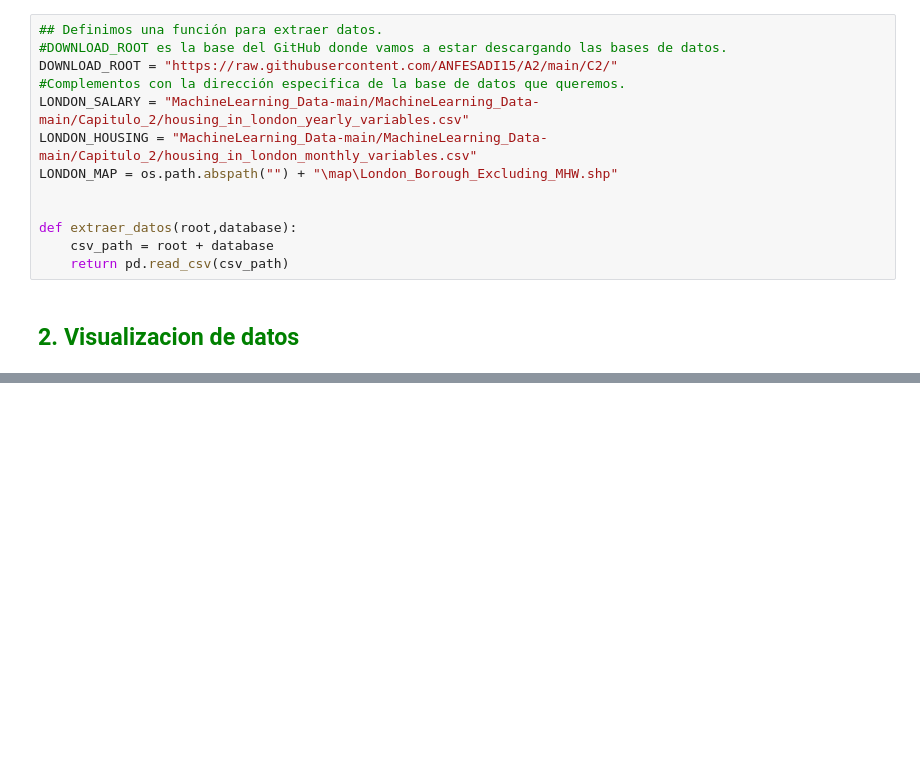
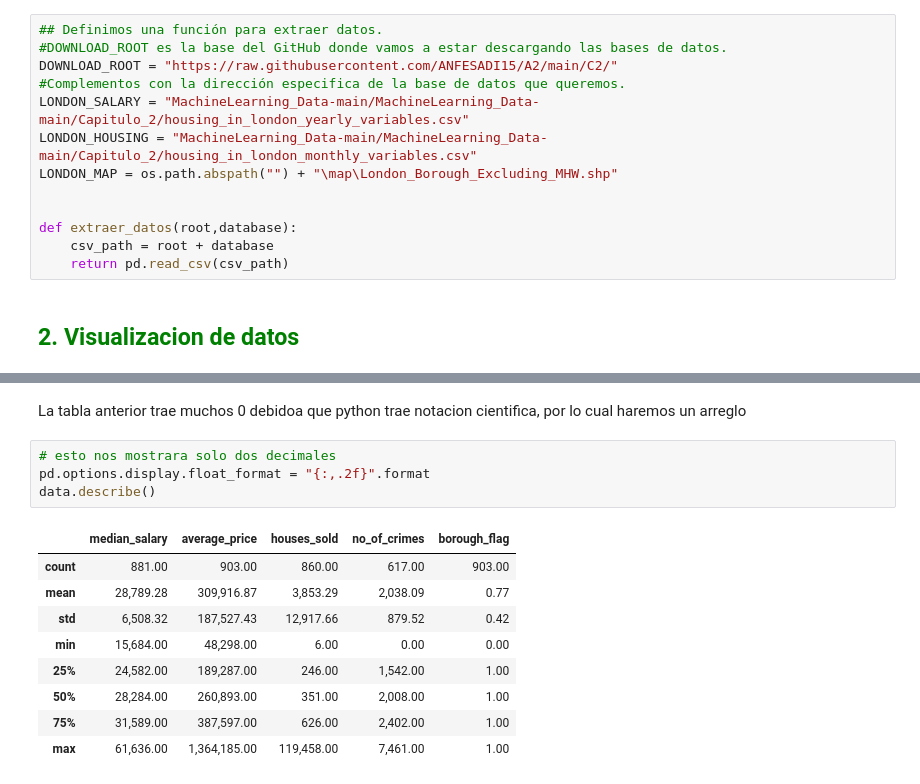
Before and after one commit to ANFESADI15/A2, a Jupyter notebook: C2/HousingInLondon.ipynb, the cells around one changed output, grey strips where cells are left out. Cells and saved outputs as stored; diff of their text form; blank space fills up the shorter version.

```diff
--- a/C2/HousingInLondon.ipynb
+++ b/C2/HousingInLondon.ipynb
@@ -53,0 +129,16 @@ print(pd)
+# %% [markdown]
+La tabla anterior trae muchos 0 debidoa que python trae notacion cientifica, por lo cual haremos un arreglo
+# %%
+# esto nos mostrara solo dos decimales
+pd.options.display.float_format = "{:,.2f}".format
+data.describe()
+# %% [output]
+|  | median_salary | average_price | houses_sold | no_of_crimes | borough_flag |
+| count | 881.00 | 903.00 | 860.00 | 617.00 | 903.00 |
+| mean | 28,789.28 | 309,916.87 | 3,853.29 | 2,038.09 | 0.77 |
+| std | 6,508.32 | 187,527.43 | 12,917.66 | 879.52 | 0.42 |
+| min | 15,684.00 | 48,298.00 | 6.00 | 0.00 | 0.00 |
+| 25% | 24,582.00 | 189,287.00 | 246.00 | 1,542.00 | 1.00 |
+| 50% | 28,284.00 | 260,893.00 | 351.00 | 2,008.00 | 1.00 |
+| 75% | 31,589.00 | 387,597.00 | 626.00 | 2,402.00 | 1.00 |
+| max | 61,636.00 | 1,364,185.00 | 119,458.00 | 7,461.00 | 1.00 |
```
Also changed, not shown: parts of 9 cells of this notebook, 1 other file.
